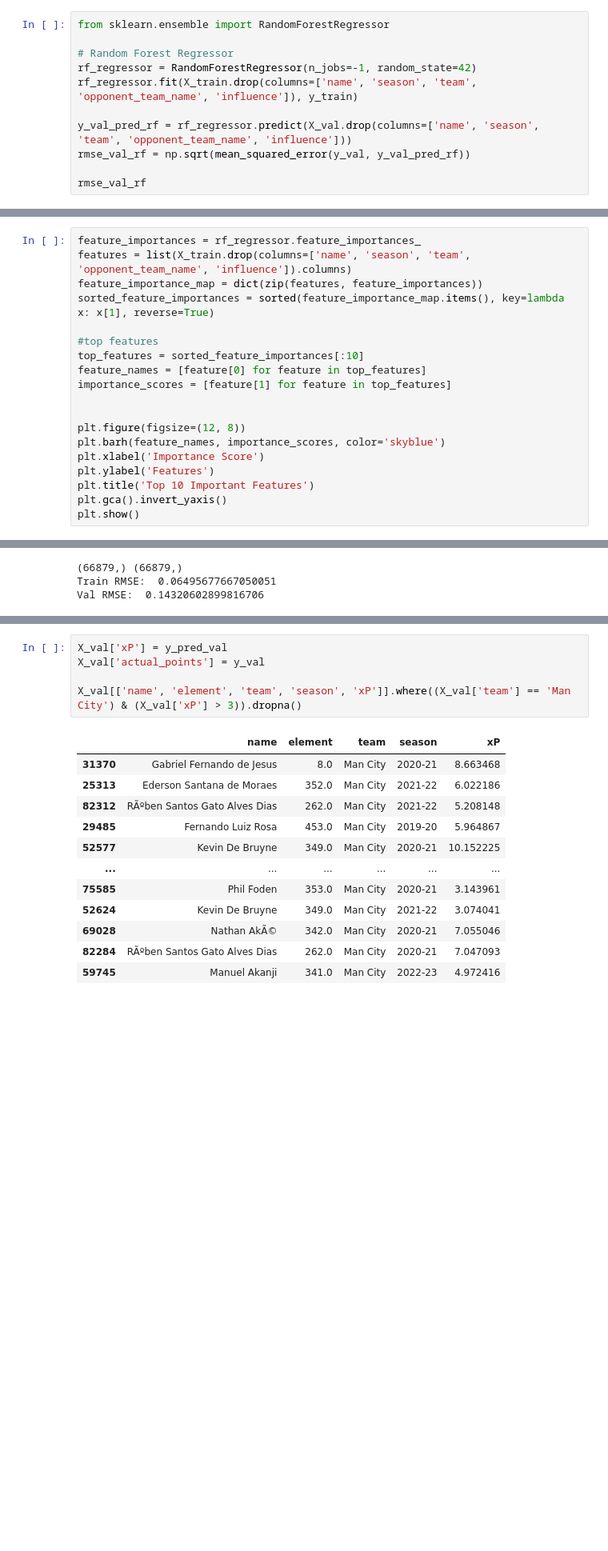
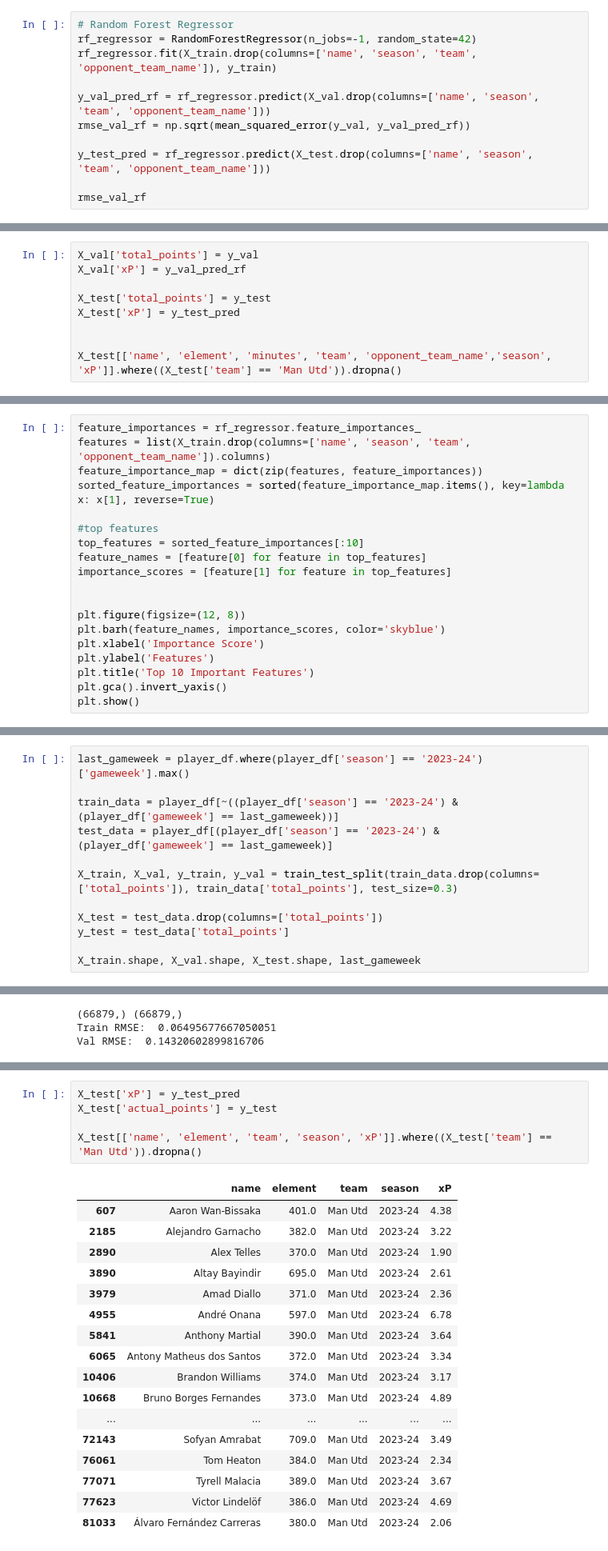
Before and after one commit to dheyay/weighted_through_ball, a Jupyter notebook: notebooks/playground.ipynb, the cells around one changed output, grey strips where cells are left out. Shown: that part at 80% size. Drawn from its saved outputs; the diff is of its cells as text; blank space fills up the shorter version.

```diff
--- a/notebooks/playground.ipynb
+++ b/notebooks/playground.ipynb
@@ -221,12 +273,12 @@ Index(['name', 'team', 'assists', 'bonus', 'bps', 'clean_sheets', 'creativity',
 # %%
-from sklearn.ensemble import RandomForestRegressor
-
 # Random Forest Regressor
 rf_regressor = RandomForestRegressor(n_jobs=-1, random_state=42)
-rf_regressor.fit(X_train.drop(columns=['name', 'season', 'team', 'opponent_team_name', 'influence']), y_train)
+rf_regressor.fit(X_train.drop(columns=['name', 'season', 'team', 'opponent_team_name']), y_train)
 
-y_val_pred_rf = rf_regressor.predict(X_val.drop(columns=['name', 'season', 'team', 'opponent_team_name', 'influence']))
+y_val_pred_rf = rf_regressor.predict(X_val.drop(columns=['name', 'season', 'team', 'opponent_team_name']))
 rmse_val_rf = np.sqrt(mean_squared_error(y_val, y_val_pred_rf))
 
+y_test_pred = rf_regressor.predict(X_test.drop(columns=['name', 'season', 'team', 'opponent_team_name']))
+
 rmse_val_rf
 # %% [output]
@@ -233,0 +286,9 @@ rmse_val_rf
+# %%
+X_val['total_points'] = y_val
+X_val['xP'] = y_val_pred_rf
+
+X_test['total_points'] = y_test
+X_test['xP'] = y_test_pred
+
+
+X_test[['name', 'element', 'minutes', 'team', 'opponent_team_name','season', 'xP']].where((X_test['team'] == 'Man Utd')).dropna()
@@ -234,6 +313,6 @@ rmse_val_rf
 # %%
 feature_importances = rf_regressor.feature_importances_
-features = list(X_train.drop(columns=['name', 'season', 'team', 'opponent_team_name', 'influence']).columns)
+features = list(X_train.drop(columns=['name', 'season', 'team', 'opponent_team_name']).columns)
 feature_importance_map = dict(zip(features, feature_importances))
 sorted_feature_importances = sorted(feature_importance_map.items(), key=lambda x: x[1], reverse=True)
 
@@ -407,0 +443,12 @@ data_sorted[data_sorted['total_points'].isna()]
+# %%
+last_gameweek = player_df.where(player_df['season'] == '2023-24')['gameweek'].max()
+
+train_data = player_df[~((player_df['season'] == '2023-24') & (player_df['gameweek'] == last_gameweek))]
+test_data = player_df[(player_df['season'] == '2023-24') & (player_df['gameweek'] == last_gameweek)]
+
+X_train, X_val, y_train, y_val = train_test_split(train_data.drop(columns=['total_points']), train_data['total_points'], test_size=0.3)
+
+X_test = test_data.drop(columns=['total_points'])
+y_test = test_data['total_points']
+
+X_train.shape, X_val.shape, X_test.shape, last_gameweek
@@ -456,18 +528,23 @@ XGBRegressor(base_score=None, booster=None, callbacks=None,
 # %%
-X_val['xP'] = y_pred_val
-X_val['actual_points'] = y_val
+X_test['xP'] = y_test_pred
+X_test['actual_points'] = y_test
 
-X_val[['name', 'element', 'team', 'season', 'xP']].where((X_val['team'] == 'Man City') & (X_val['xP'] > 3)).dropna()
+X_test[['name', 'element', 'team', 'season', 'xP']].where((X_test['team'] == 'Man Utd')).dropna()
 # %% [output]
 |  | name | element | team | season | xP |
-| 31370 | Gabriel Fernando de Jesus | 8.0 | Man City | 2020-21 | 8.663468 |
-| 25313 | Ederson Santana de Moraes | 352.0 | Man City | 2021-22 | 6.022186 |
-| 82312 | RÃºben Santos Gato Alves Dias | 262.0 | Man City | 2021-22 | 5.208148 |
-| 29485 | Fernando Luiz Rosa | 453.0 | Man City | 2019-20 | 5.964867 |
-| 52577 | Kevin De Bruyne | 349.0 | Man City | 2020-21 | 10.152225 |
+| 607 | Aaron Wan-Bissaka | 401.0 | Man Utd | 2023-24 | 4.38 |
+| 2185 | Alejandro Garnacho | 382.0 | Man Utd | 2023-24 | 3.22 |
+| 2890 | Alex Telles | 370.0 | Man Utd | 2023-24 | 1.90 |
+| 3890 | Altay Bayindir | 695.0 | Man Utd | 2023-24 | 2.61 |
+| 3979 | Amad Diallo | 371.0 | Man Utd | 2023-24 | 2.36 |
+| 4955 | André Onana | 597.0 | Man Utd | 2023-24 | 6.78 |
+| 5841 | Anthony Martial | 390.0 | Man Utd | 2023-24 | 3.64 |
+| 6065 | Antony Matheus dos Santos | 372.0 | Man Utd | 2023-24 | 3.34 |
+| 10406 | Brandon Williams | 374.0 | Man Utd | 2023-24 | 3.17 |
+| 10668 | Bruno Borges Fernandes | 373.0 | Man Utd | 2023-24 | 4.89 |
 | ... | ... | ... | ... | ... | ... |
-| 75585 | Phil Foden | 353.0 | Man City | 2020-21 | 3.143961 |
-| 52624 | Kevin De Bruyne | 349.0 | Man City | 2021-22 | 3.074041 |
-| 69028 | Nathan AkÃ© | 342.0 | Man City | 2020-21 | 7.055046 |
-| 82284 | RÃºben Santos Gato Alves Dias | 262.0 | Man City | 2020-21 | 7.047093 |
-| 59745 | Manuel Akanji | 341.0 | Man City | 2022-23 | 4.972416 |
+| 72143 | Sofyan Amrabat | 709.0 | Man Utd | 2023-24 | 3.49 |
+| 76061 | Tom Heaton | 384.0 | Man Utd | 2023-24 | 2.34 |
+| 77071 | Tyrell Malacia | 389.0 | Man Utd | 2023-24 | 3.67 |
+| 77623 | Victor Lindelöf | 386.0 | Man Utd | 2023-24 | 4.69 |
+| 81033 | Álvaro Fernández Carreras | 380.0 | Man Utd | 2023-24 | 2.06 |
```
Also changed, not shown: parts of 19 cells of this notebook, 3 other files.
